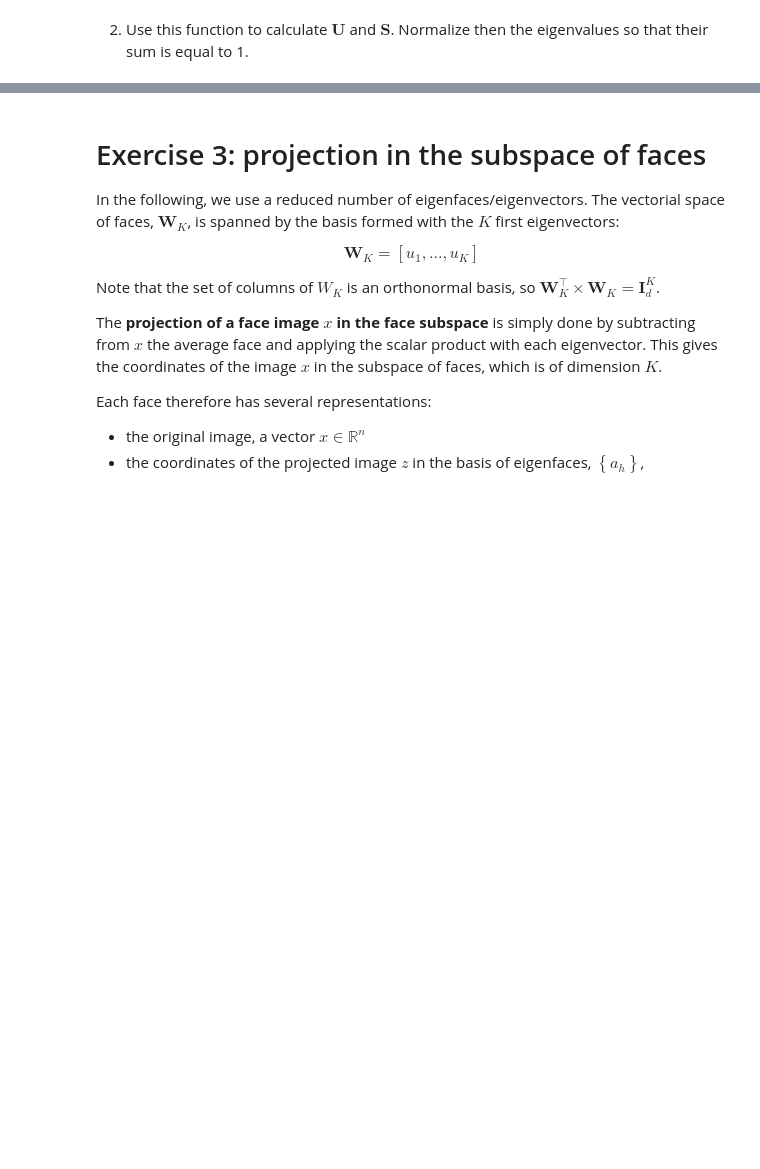
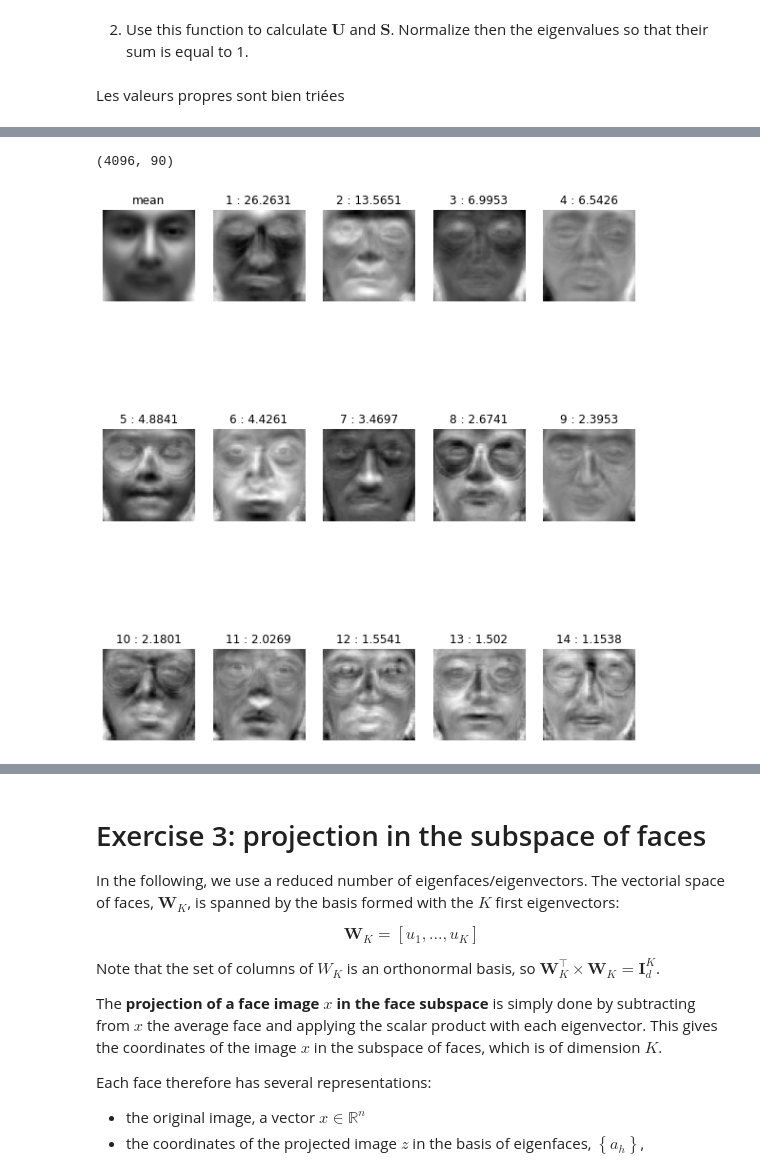
Before and after one commit to CharlesAttend/M1-S1-DAC, a Jupyter notebook: BIMA/TME/TME9-10/TME9-10.ipynb, the cells around one changed output, grey strips where cells are left out. Cells and saved outputs as stored; diff of their text form; code cells hidden in the pictures; blank space fills up the shorter version.

```diff
--- a/BIMA/TME/TME9-10/TME9-10.ipynb
+++ b/BIMA/TME/TME9-10/TME9-10.ipynb
@@ -173,5 +206,12 @@ Finally `S` is a vector of size $n$ and represents the diagonal matrix $\mathbf
 # %%
 def eigenfaces(Xc):
     """ Array[d,n] -> Array[d,n]*Vector[n] """
+    # Sig = Xc @ Xc.T
+    U, S, V = numpy.linalg.svd(Xc, full_matrices=False)
+    return U, S
 # %% [markdown]
 2. Use this function to calculate $\mathbf U$ and $\mathbf S$. Normalize then the eigenvalues so that their sum is equal to 1.
+# %%
+U, S = eigenfaces(Xc_train)
+S *= S
+norm_S = S / S.sum()
@@ -178,9 +220,29 @@ def eigenfaces(Xc):
+# %% [markdown]
+Les valeurs propres sont bien triées
 # %% [markdown]
 3. Display the average face and the first 15 eigenfaces (see figure 4, use the `plt.subplot()` function).
    and their associated own values. Give your interpretation of the eigenfaces images?
 
 ![Figure_4.png](./figs/Figure_4.png)
 <center>Figure 4: the 15 first eigenfaces</center>
+# %%
+U.shape
+# %% [output]
+(4096, 90)
+# %%
+fig, ax = plt.subplots(3, 5, figsize=(10,12))
+ax = ax.flatten()
+ax[0].imshow(deflat(meanFaces(X_train)), cmap='gray')
+ax[0].set_title(f"mean")
+ax[0].axis('off')
+for i in range(1, à):
+    eigface_img = deflat(U[:, i-1])
+    eig_val = round(norm_S[i-1]*100, 4)
+    ax[i].imshow(eigface_img, cmap='gray')
+    ax[i].set_title(f"{i} : {eig_val}")
+    ax[i].axis('off')
+# %% [output]
+[figure, added]
 # %% [markdown]
 4. Plot the curve of the cumulative sum of the normalized eigenvalues (see Figure 5 for the expected result), to see how much variation is captured by the first $K$ eigenfaces. How many eigenfaces are needed to obtain a good reconstruction?
 
```
Also changed, not shown: parts of 16 cells of this notebook.
